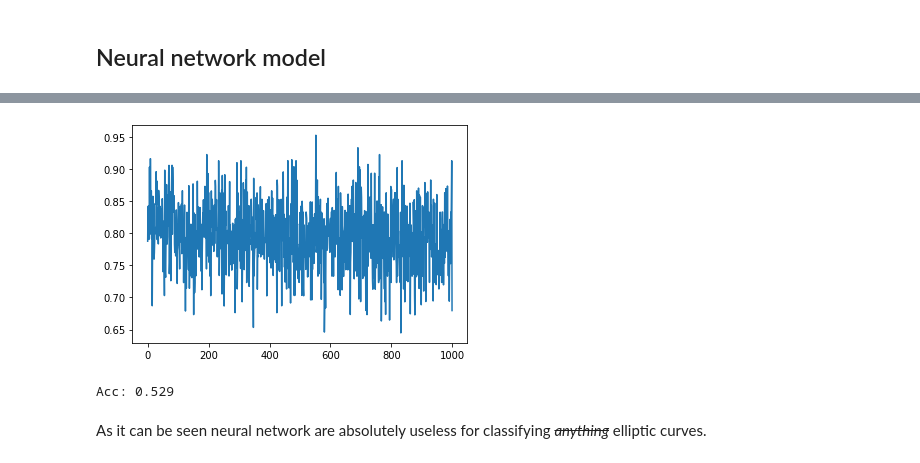
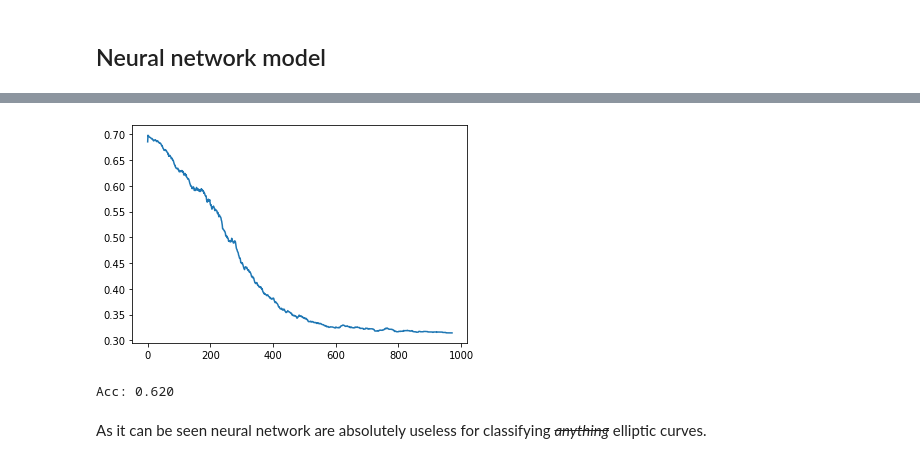
Before and after one commit to 0xf104a/EllipticCurves, a Jupyter notebook: Models.ipynb, the cells around one changed output, grey strips where cells are left out. Cells and saved outputs as stored; diff of their text form; code cells hidden in the pictures.

```diff
--- a/Models.ipynb
+++ b/Models.ipynb
@@ -39,32 +40,44 @@ X_train, X_test, Y_train, Y_test = train_test_split(X, Y, test_size = 0.2, shuff
+# %%
+def ma_sampling(x: list, win = 28): # For pretty plots
+    assert len(x)>win, "Window too large!"
+    cur_sum = sum(x[:win])
+    cur_pos = win - 1
+    sampled = []
+    for i in range(len(x)-win):
+        sampled.append(cur_sum/win)
+        cur_sum -= x[cur_pos-win]
+        cur_pos += 1
+        cur_sum += x[cur_pos]
+    return sampled
 # %% [markdown]
 ## Neural network model
 # %%
 DATA_SIZE = len(X[0])
 N_EPOCHS = 1000
-SAMPLE_SIZE = 100
+N_DISPLAY = 20
+SAMPLE_SIZE = 50
 model = nn.Sequential(
-        nn.Linear(DATA_SIZE, DATA_SIZE//2),
+        nn.Linear(DATA_SIZE, 64),
         nn.Tanh(),
-        nn.Linear(DATA_SIZE//2, DATA_SIZE//4),
-        nn.Tanh(),
-        nn.Dropout(0.1),
-        nn.Linear(DATA_SIZE//4, DATA_SIZE//8),
-        nn.Tanh(),
-        nn.Linear(DATA_SIZE//8, 2),
-        nn.Softmax()
+        nn.Linear(64, 128),
+        nn.ReLU(),
+        nn.Linear(128, 2),
+        nn.Sigmoid()
 )
 criterion = nn.CrossEntropyLoss() # The MOST inconvinient criterion ever!
-optimizer = optim.Adam(model.parameters(), lr=0.01)
+optimizer = optim.SGD(model.parameters(), lr=0.01)
 # %%
 losses = []
+plotlosses = PlotLosses()
 for i in tnrange(N_EPOCHS):
+    avg_loss_lr = 0.0
     indices = np.random.choice(X_train.shape[0], SAMPLE_SIZE, replace=False)
     sample_x = X_train[indices]
     sample_y = Y_train[indices]
     avg_loss = 0.0
-    for i in range(SAMPLE_SIZE):
-        x = torch.Tensor(sample_x[i])
-        target = torch.Tensor([int(sample_y[i])]).type(torch.LongTensor)
+    for j in range(SAMPLE_SIZE):
+        x = torch.Tensor(sample_x[j])
+        target = torch.Tensor([int(sample_y[j])]).type(torch.LongTensor)
         optimizer.zero_grad()
         output = model(x)
         output = output.reshape((1,2)).float()
@@ -73,4 +86,9 @@ for i in tnrange(N_EPOCHS):
         loss.backward()
         optimizer.step()
     avg_loss /= SAMPLE_SIZE
+    avg_loss_lr += avg_loss
+    if i % N_DISPLAY == 0 and i > 0:
+        avg_loss_lr /= N_DISPLAY
+        plotlosses.update({"loss": avg_loss_lr})
+        plotlosses.send()
     losses.append(avg_loss)
@@ -77,8 +99,8 @@ for i in tnrange(N_EPOCHS):
 # %%
-plt.plot(losses)
+plt.plot(ma_sampling(losses))
 plt.show()
 # %% [output]
-[figure, old version]
+[figure, new version]
 # %%
 x=torch.tensor(X_train[50], dtype=torch.double).float()
 # %%
@@ -88,12 +110,12 @@ for i in tnrange(len(X_test)):
     x = torch.tensor(X_test[i], dtype=torch.double).float()
     y = Y_test[i]
     _y = model(x)
-    if round(y) != round(float(_y[0])):
+    if not round(y) != round(float(_y[0])):
         err_cnt+=1
     else:
         correct_cnt+=1
 print("Acc: %.3f"%(correct_cnt/(correct_cnt+err_cnt)))
 # %% [output]
-Acc: 0.529
+Acc: 0.620
 # %% [markdown]
 As it can be seen neural network are absolutely useless for classifying _~~anything~~_ elliptic curves.
```
Also changed, not shown: parts of 3 cells of this notebook.
